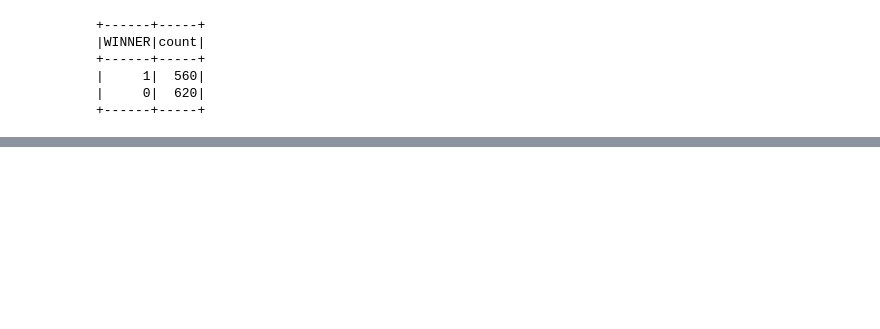
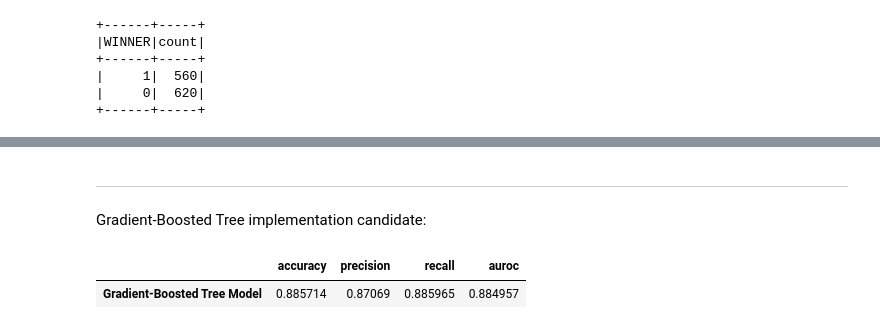
Before and after one commit to agilityvision/DS-5559-project, a Jupyter notebook: Model.ipynb, the cells around one changed output, grey strips where cells are left out. Drawn from its saved outputs; the diff is of its cells as text; code cells hidden in the pictures; blank space fills up the shorter version.

```diff
--- a/Model.ipynb
+++ b/Model.ipynb
@@ -402,0 +523,62 @@ df_output
+# %% [markdown]
+---
+Gradient-Boosted Tree implementation candidate:
+# %%
+##############################
+## Gradient Boost Candidate ##
+##############################
+
+train, test = df_house.randomSplit(training_fraction,seed=SEED)
+
+#including all variables
+champ2_train = train.select([target]+vars_to_keep)
+champ2_test = test.select([target]+vars_to_keep)
+
+champ2_train_lp = champ2_train \
+                .rdd \
+                .map(lambda row: reg.LabeledPoint(row[0], row[1:]))
+
+champ2_test_lp = champ2_test \
+             .rdd \
+             .map(lambda row: reg.LabeledPoint(row[0], row[1:]))
+
+champ_GBT_Model = GradientBoostedTrees.trainClassifier(champ2_train_lp, categoricalFeaturesInfo={},
+                                                       numIterations=50, learningRate=0.1,
+                                                       maxDepth=3, maxBins=32)
+
+#significant issues pulling together the labels and estimates - unclear from error readout what the issue was
+#created workaround to collect and recreate RDD
+predictions = champ_GBT_Model.predict(champ2_test_lp.map(lambda x: x.features)).collect()
+labels = champ2_test_lp.map(lambda lp: lp.label).collect()
+pred_total = list(zip(labels,predictions))
+champ2_test = spark.sparkContext.parallelize(pred_total)
+
+######################
+## Model Evaluation ##
+######################
+
+#accuracy = (tp+tn)/all
+df_champ2_accuracy = 1.0 * champ2_test.filter(lambda pl: pl[0] == pl[1]).count() / test.count()
+
+tp = champ2_test.filter(lambda x: x == (1.0, 1)).count()
+fp = champ2_test.filter(lambda x: x == (0.0, 1)).count()
+fn = champ2_test.filter(lambda x: x == (1.0, 0)).count()
+
+#precision = tp/(tp+fp); essentially of all predicted positive what % correct
+df_champ2_precision = tp/(tp+fp)
+
+#recall = tp/(tp+fn); essentially of all condition positive what % correct
+df_champ2_recall = tp/(tp+fn)
+
+#auroc
+champ2_metrics = BinaryClassificationMetrics(champ2_test)
+df_champ2_auroc = champ2_metrics.areaUnderROC
+
+#place values in data frame for presentation
+df_champ2 = pd.DataFrame(columns = ['accuracy','precision','recall','auroc'])
+df_champ2.loc[0] = [df_champ2_accuracy,df_champ2_precision,df_champ2_recall,df_champ2_auroc]
+df_champ2 = df_champ2.rename(index={0:'Gradient-Boosted Tree Model'})
+df_champ2
+# %% [output]
+|  | accuracy | precision | recall | auroc |
+| Gradient-Boosted Tree Model | 0.885714 | 0.87069 | 0.885965 | 0.884957 |
```
Also changed, not shown: parts of 32 cells of this notebook.
